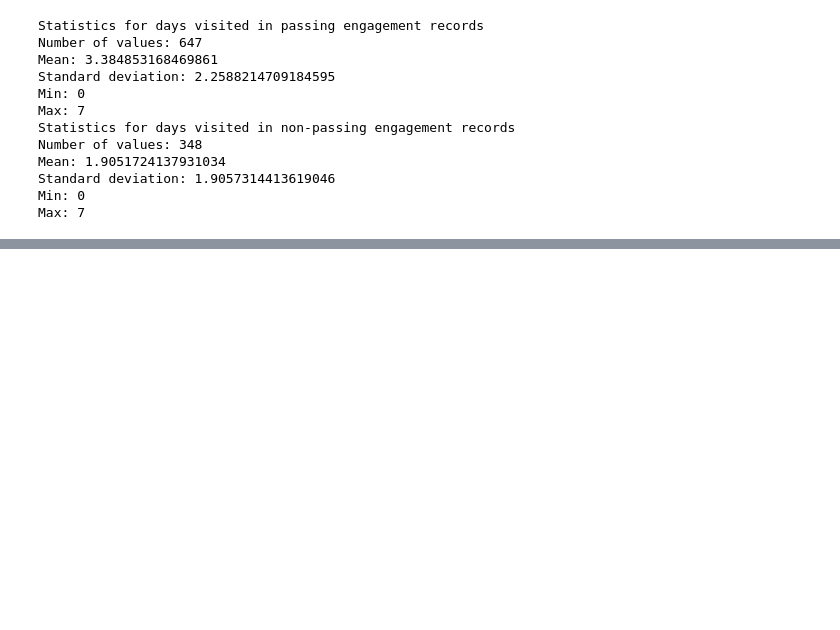
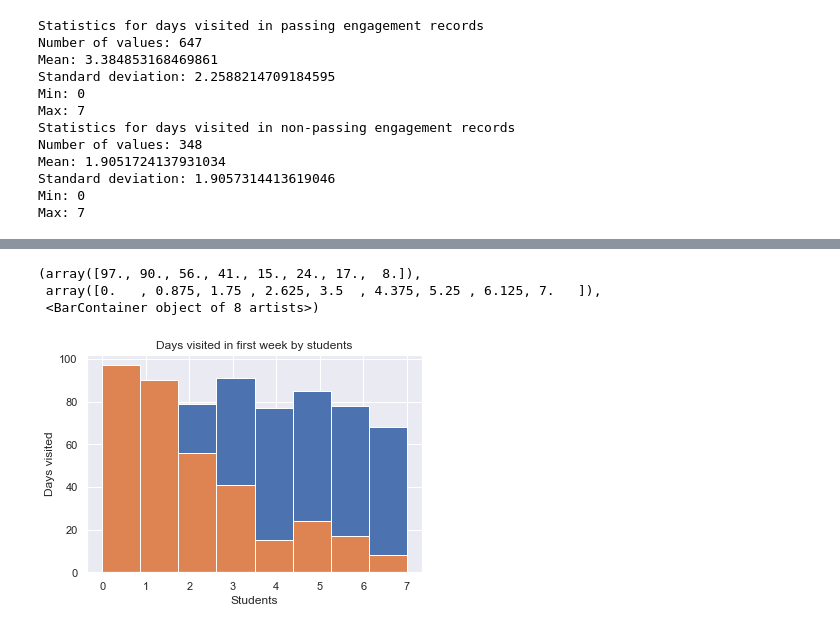
Before and after one commit to drdtr/udacity-intro-to-data-analysis, a Jupyter notebook: lessons/lesson1.ipynb, the cells around one changed output, grey strips where cells are left out. Drawn from its saved outputs; the diff is of its cells as text; code cells hidden in the pictures; blank space fills up the shorter version.

```diff
--- a/lessons/lesson1.ipynb
+++ b/lessons/lesson1.ipynb
@@ -549,0 +605,12 @@ Max: 7
+# %%
+%matplotlib inline
+plt.xlabel("Students")
+plt.ylabel("Days visited")
+plt.title('Days visited in first week by students')
+plt.hist(passing_engagement_by_account_days_visited.values(), bins=8)
+plt.hist(non_passing_engagement_by_account_days_visited.values(), bins=8)
+# %% [output]
+(array([97., 90., 56., 41., 15., 24., 17.,  8.]),
+ array([0.   , 0.875, 1.75 , 2.625, 3.5  , 4.375, 5.25 , 6.125, 7.   ]),
+ <BarContainer object of 8 artists>)
+[figure, added]
```
Also changed, not shown: parts of 7 cells of this notebook, 1 other file.
